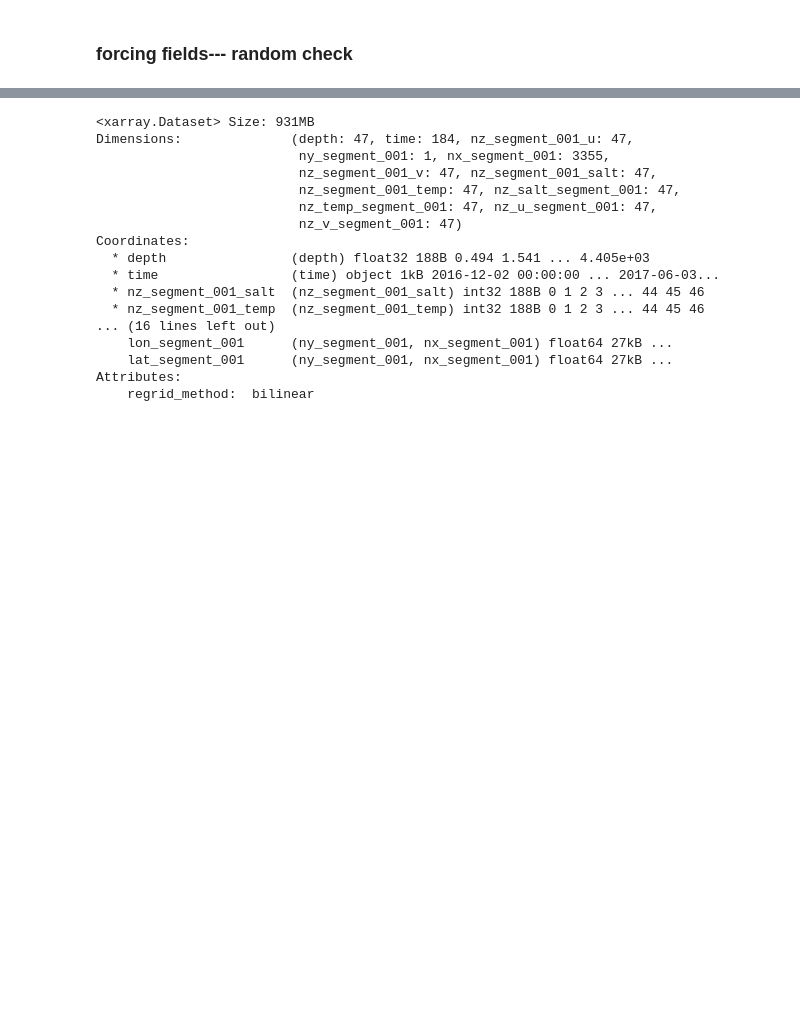
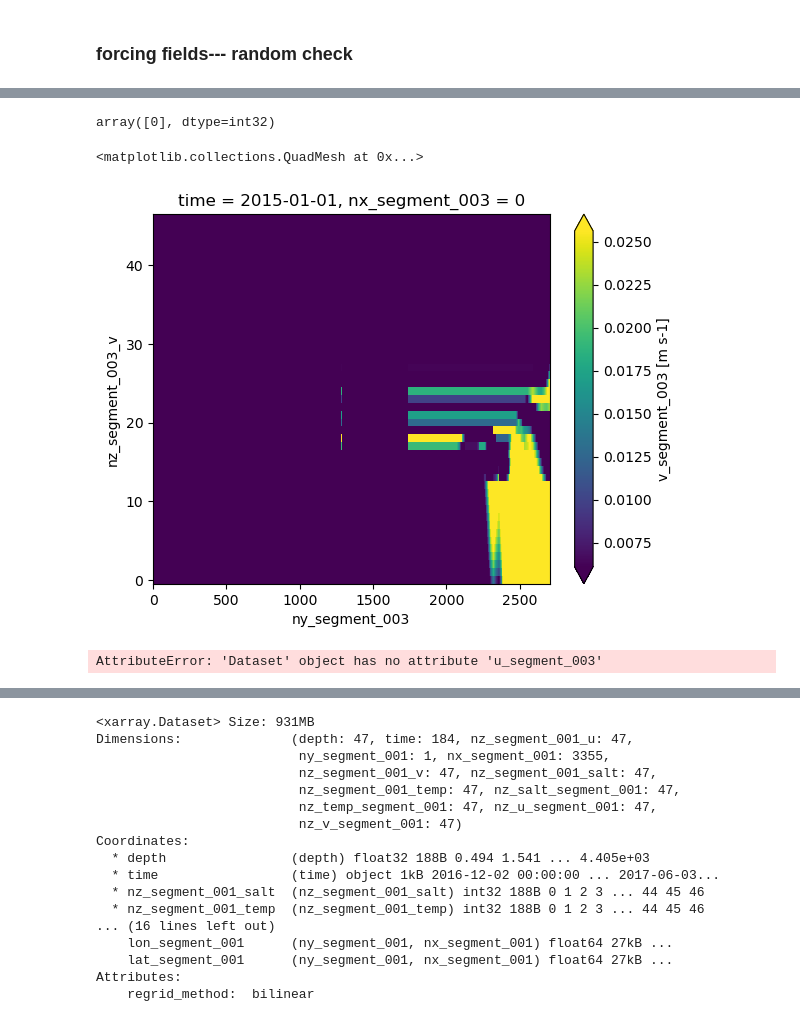
Before and after one commit to AVEllepola/create_mom6_notebooks, a Jupyter notebook: create_init_and_check forcings.ipynb, the cells around one changed output, grey strips where cells are left out. Cells and saved outputs as stored; diff of their text form; code cells hidden in the pictures; blank space fills up the shorter version.

```diff
--- a/create_init_and_check forcings.ipynb
+++ b/create_init_and_check forcings.ipynb
@@ -260,0 +273,4 @@ Attributes:
+# %%
+obc = xr.open_dataset('/scratch/nm03/ae7501/mom6_input_directories/kimberly_10k5_cropii_3/forcing_obc_segment_003.nc')
+#obc.isel(time=-31).plot(robust=True)
+obc
@@ -260,0 +295,15 @@ Attributes:
+# %%
+obc.u_segment_003.nx_segment_003.values
+# %% [output]
+array([0], dtype=int32)
+# %%
+time = 0
+vmin, vmax = obc.v_segment_003.isel(time=time, nx_segment_003=0).quantile([0.90, 0.95])
+obc.v_segment_003.isel(time=time, nx_segment_003=0).plot(vmin=vmin, vmax=vmax)
+# %% [output]
+<matplotlib.collections.QuadMesh at 0x...>
+[figure, added]
+# %%
+obc.u_segment_003.isel(time=110,nx_segment_003=0).plot(robust=True)
+# %% [output]
+AttributeError: 'Dataset' object has no attribute 'u_segment_003'
```
Also changed, not shown: parts of 13 cells of this notebook, 10 other files.
